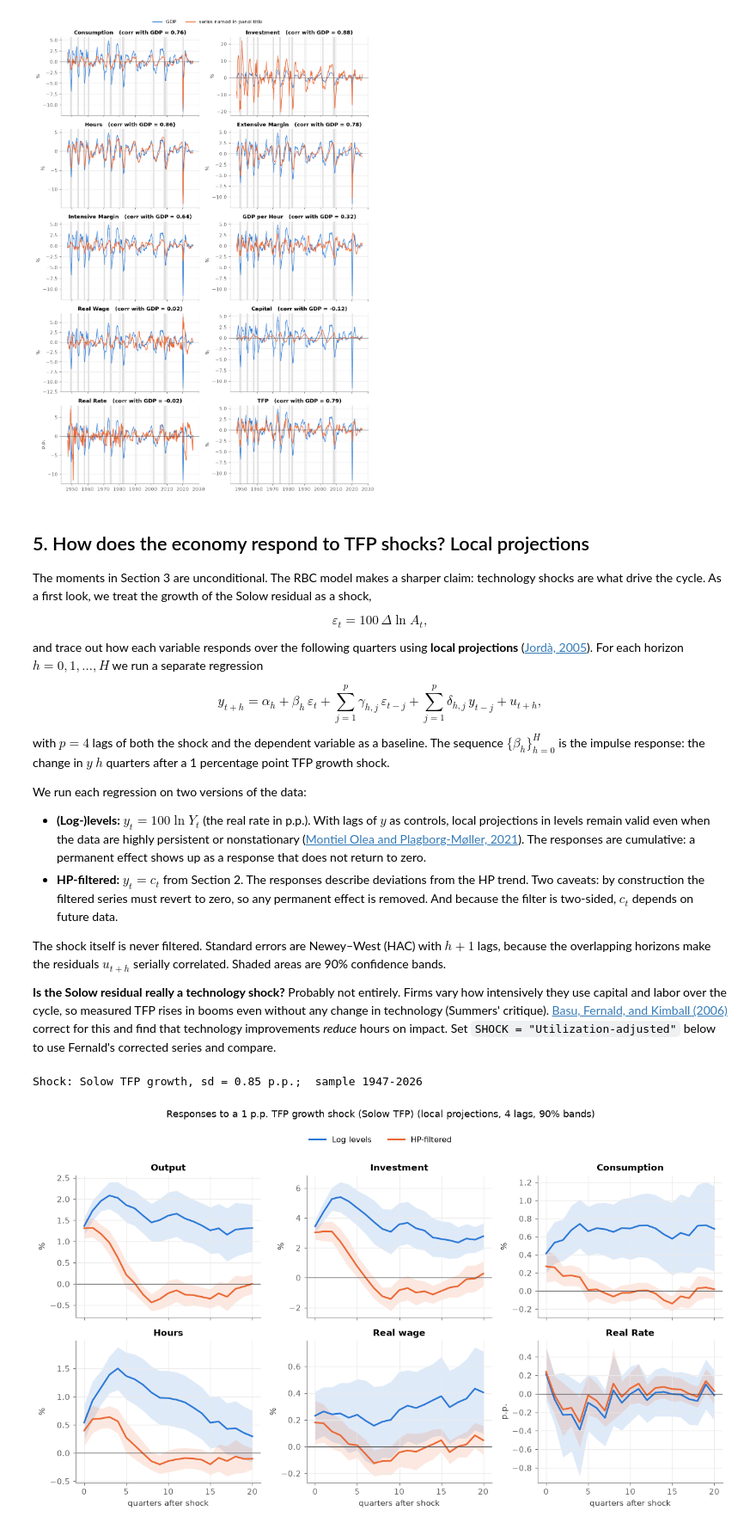
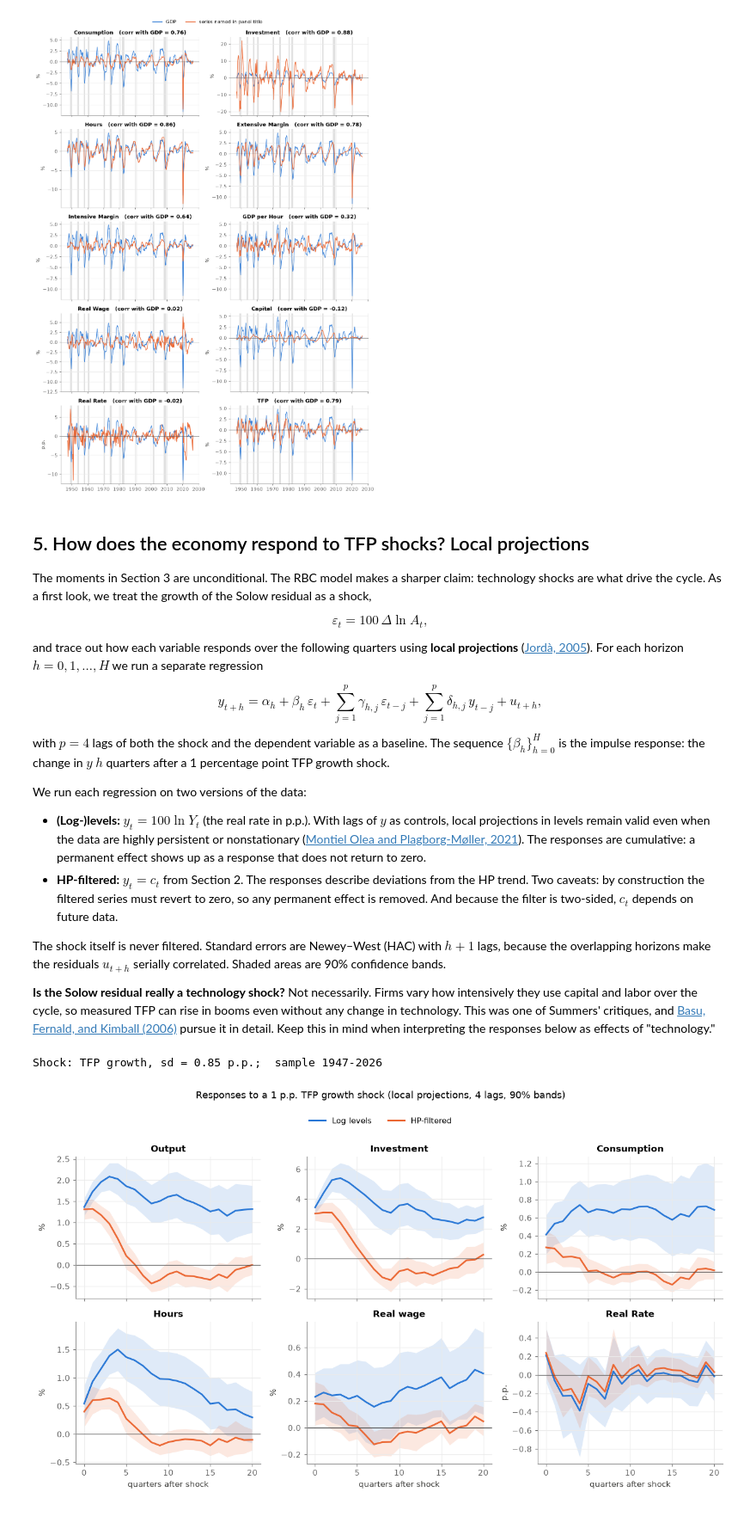
Before and after one commit to johanneswieland/RBC, a Jupyter notebook: lectures/01_business_cycle_facts.ipynb, the cells around one changed output. Shown at 86% size. Cells and saved outputs as stored; diff of their text form; code cells hidden in the pictures.

Commit message:
Lecture 1: use raw Solow-residual TFP only in local projections
Remove the utilization-adjusted TFP option and Fernald dtfp_util series.

Co-Authored-By: Claude Opus 5.5 <noreply@anthropic.com>

```diff
--- a/lectures/01_business_cycle_facts.ipynb
+++ b/lectures/01_business_cycle_facts.ipynb
@@ -319,20 +319,18 @@ We run each regression on two versions of the data:
 
 The shock itself is never filtered. Standard errors are Newey–West (HAC) with $h+1$ lags, because the overlapping horizons make the residuals $u_{t+h}$ serially correlated. Shaded areas are 90% confidence bands.
 
-**Is the Solow residual really a technology shock?** Probably not entirely. Firms vary how intensively they use capital and labor over the cycle, so measured TFP rises in booms even without any change in technology (Summers' critique). [Basu, Fernald, and Kimball (2006)](https://doi.org/10.1257/aer.96.5.1418) correct for this and find that technology improvements *reduce* hours on impact. Set `SHOCK = "Utilization-adjusted"` below to use Fernald's corrected series and compare.
+**Is the Solow residual really a technology shock?** Not necessarily. Firms vary how intensively they use capital and labor over the cycle, so measured TFP can rise in booms even without any change in technology. This was one of Summers' critiques, and [Basu, Fernald, and Kimball (2006)](https://doi.org/10.1257/aer.96.5.1418) pursue it in detail. Keep this in mind when interpreting the responses below as effects of "technology.\"
 # %%
 import statsmodels.api as sm
 from scipy.stats import norm
 
 H = 20                 # horizons 0..H quarters
 LAGS = 4               # lags of the shock and of the dependent variable
-SHOCK = "Solow"        # "Solow" or "Utilization-adjusted"
 CONF = 0.90            # confidence level for the bands
 
 lp_vars = ["GDP", "Investment", "Consumption", "Hours", "Real Wage", "Real Rate"]
 
-tfp = {"Solow": "TFP", "Utilization-adjusted": "TFP (util-adj)"}[SHOCK]
-shock = 100 * levels[tfp].diff()                                   # % TFP growth
+shock = 100 * levels["TFP"].diff()           # Solow-residual growth, in %
 
 # Dependent variables in the two specifications (same units: % or p.p.)
 data = {
@@ -358,29 +356,29 @@ def local_projection(y, shock, H=20, lags=4, conf=0.90):
 
 
 irfs = {(spec, v): local_projection(df[v], shock, H, LAGS, CONF) for spec, df in data.items() for v in lp_vars}
-print(f"Shock: {SHOCK} TFP growth, sd = {shock.std():.2f} p.p.;  sample {shock.dropna().index[0]:%Y}-{levels.index[-1]:%Y}")
+print(f"Shock: TFP growth, sd = {shock.std():.2f} p.p.;  sample {shock.dropna().index[0]:%Y}-{levels.index[-1]:%Y}")
 # %% [output]
-Shock: Solow TFP growth, sd = 0.85 p.p.;  sample 1947-2026
+Shock: TFP growth, sd = 0.85 p.p.;  sample 1947-2026
 # %%
 spec_color = {"Log levels": COLORS["gdp"], "HP-filtered": COLORS["series"]}
 titles = {"GDP": "Output", "Real Wage": "Real wage"}
 
 fig, axes = plt.subplots(2, 3, figsize=(12, 6.5), sharex=True)
 for ax, v in zip(axes.flat, lp_vars):
     for spec, col in spec_color.items():
         r = irfs[(spec, v)]
         ax.fill_between(r.index, r["lo"], r["hi"], color=col, alpha=0.15, lw=0)
         ax.plot(r.index, r["irf"], color=col, lw=2, label=spec)
     ax.axhline(0, color="0.3", lw=0.8)
     ax.set_title(titles.get(v, v))
     ax.set_ylabel("p.p." if v in bcdata.LEVEL_SERIES else "%")
 for ax in axes[1]:
     ax.set_xlabel("quarters after shock")
 handles = [plt.Line2D([], [], color=c, lw=2) for c in spec_color.values()]
 fig.legend(handles, list(spec_color), loc="upper center", ncol=2, bbox_to_anchor=(0.5, 1.02))
-fig.suptitle(f"Responses to a 1 p.p. TFP growth shock ({SHOCK} TFP) (local projections, {LAGS} lags, {int(CONF*100)}% bands)",
+fig.suptitle(f"Responses to a 1 p.p. TFP growth shock (local projections, {LAGS} lags, {int(CONF*100)}% bands)",
              y=1.07)
 plt.tight_layout()
 # %% [output]
-[figure, old version]
+[figure, new version]
 # %% [markdown]
```
Also changed, not shown: parts of 1 cell of this notebook, 2 other files.
